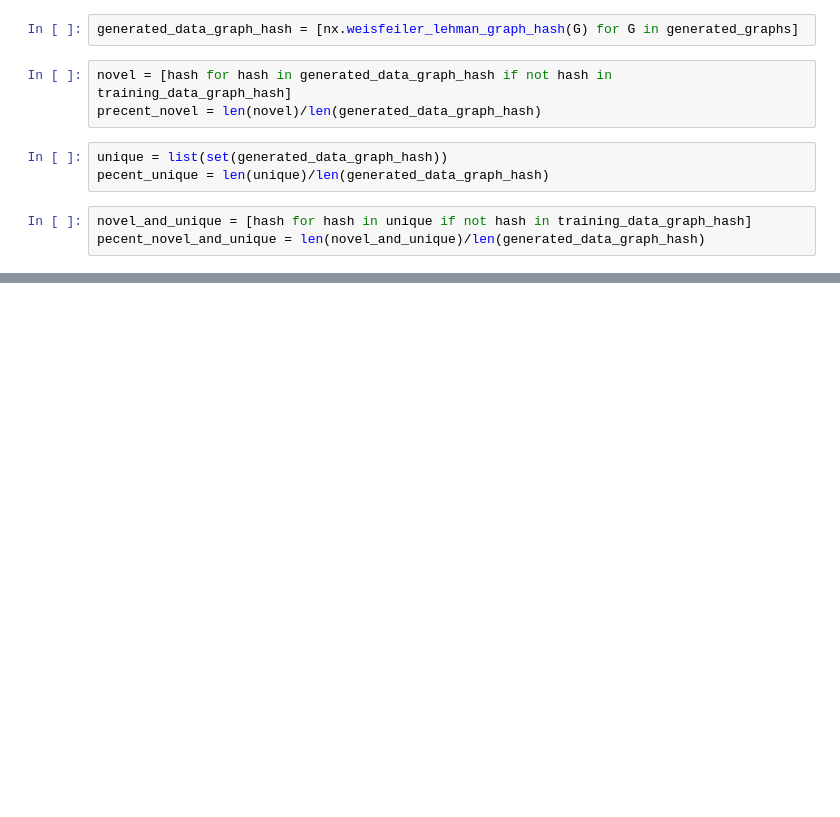
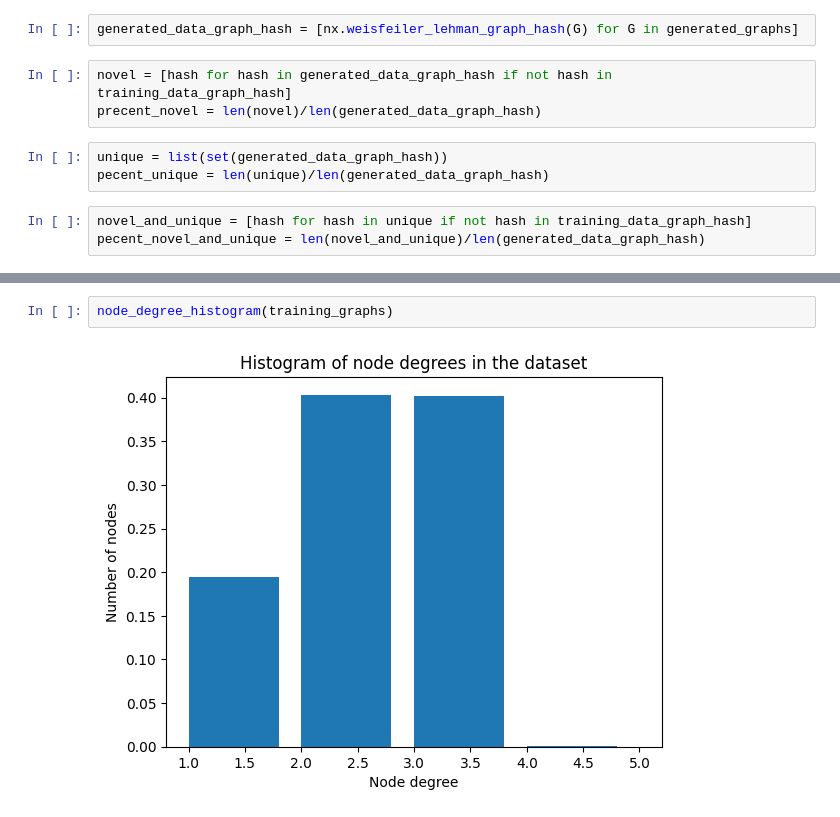
Before and after one commit to khelverskovp/project_GNN, a Jupyter notebook: benchmark.ipynb, the cells around one changed output, grey strips where cells are left out. Drawn from its saved outputs; the diff is of its cells as text; blank space fills up the shorter version.

```diff
--- a/benchmark.ipynb
+++ b/benchmark.ipynb
@@ -50,0 +61,4 @@ pecent_novel_and_unique = len(novel_and_unique)/len(generated_data_graph_hash)
+# %%
+node_degree_histogram(training_graphs)
+# %% [output]
+[figure, added]
```
Also changed, not shown: parts of 5 cells of this notebook, 4 other files.
